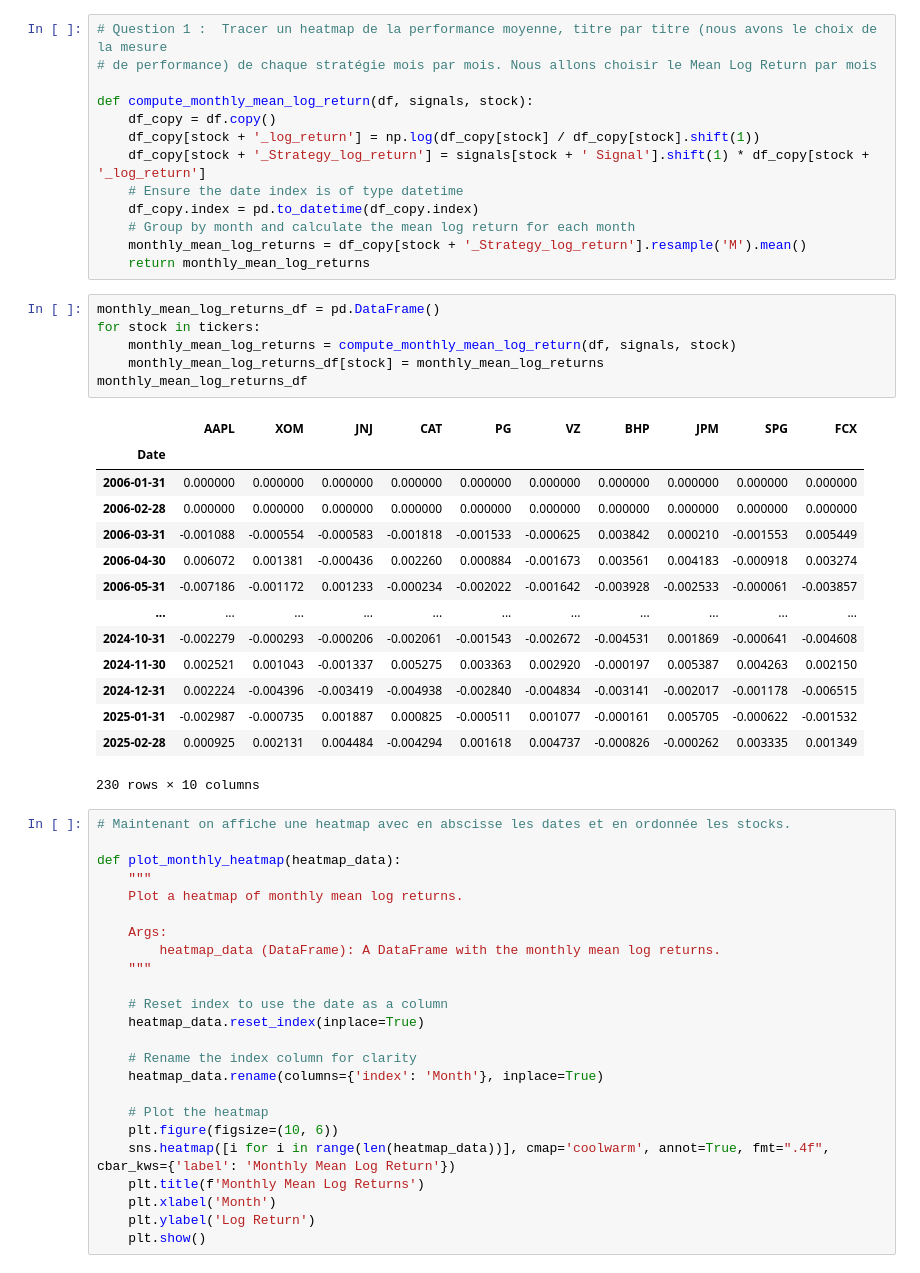
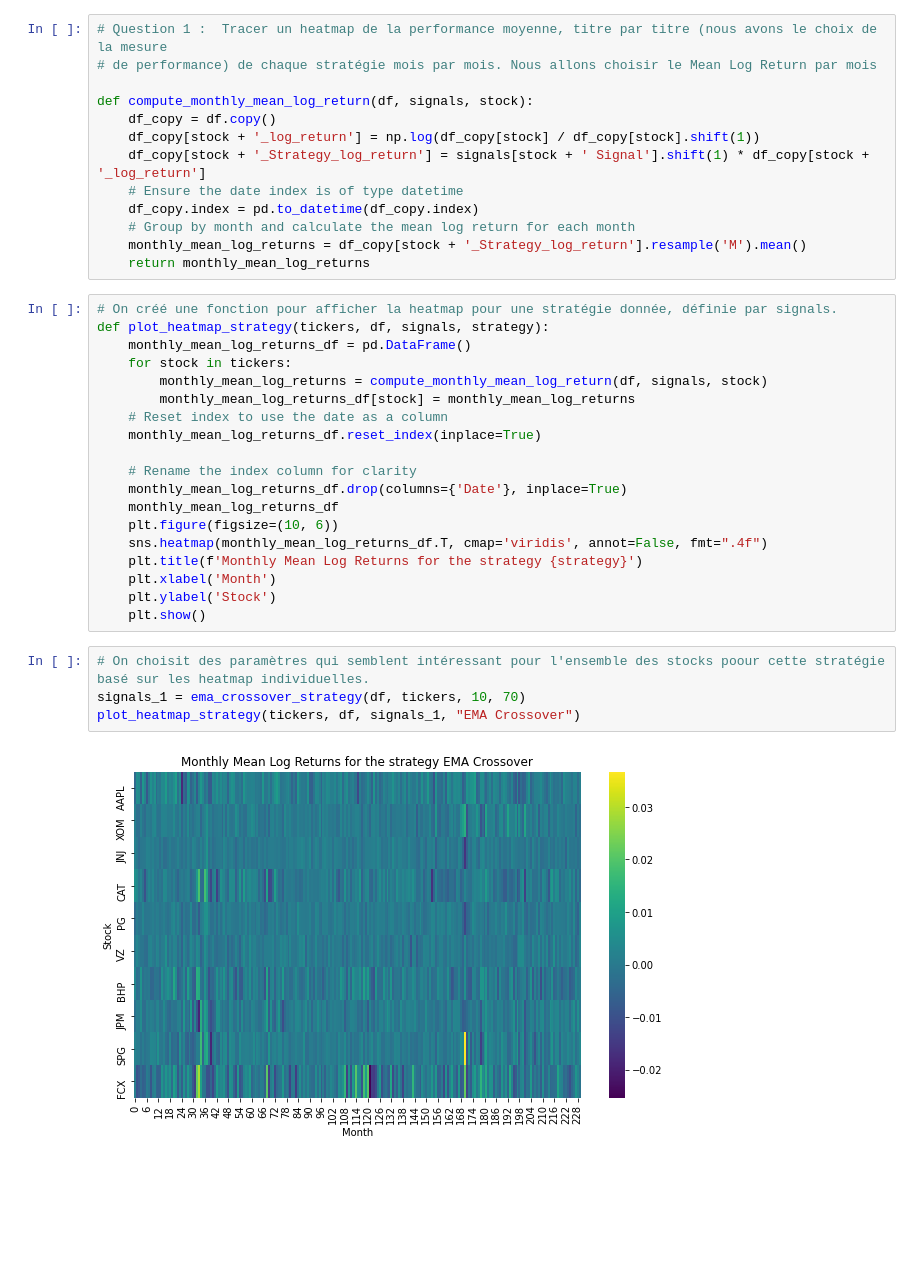
Before and after one commit to ethantrentin/Markets-Physic, a Jupyter notebook: TP2.ipynb, the cells around one changed output. Cells and saved outputs as stored; diff of their text form; blank space fills up the shorter version.

```diff
--- a/TP2.ipynb
+++ b/TP2.ipynb
@@ -633,48 +633,28 @@ def compute_monthly_mean_log_return(df, signals, stock):
     # Group by month and calculate the mean log return for each month
     monthly_mean_log_returns = df_copy[stock + '_Strategy_log_return'].resample('M').mean()
     return monthly_mean_log_returns
-# %%
-monthly_mean_log_returns_df = pd.DataFrame()
-for stock in tickers:
-    monthly_mean_log_returns = compute_monthly_mean_log_return(df, signals, stock)
-    monthly_mean_log_returns_df[stock] = monthly_mean_log_returns
-monthly_mean_log_returns_df
-# %% [output]
-|  | AAPL | XOM | JNJ | CAT | PG | VZ | BHP | JPM | SPG | FCX |
-| Date |  |  |  |  |  |  |  |  |  |  |
-| 2006-01-31 | 0.000000 | 0.000000 | 0.000000 | 0.000000 | 0.000000 | 0.000000 | 0.000000 | 0.000000 | 0.000000 | 0.000000 |
-| 2006-02-28 | 0.000000 | 0.000000 | 0.000000 | 0.000000 | 0.000000 | 0.000000 | 0.000000 | 0.000000 | 0.000000 | 0.000000 |
-| 2006-03-31 | -0.001088 | -0.000554 | -0.000583 | -0.001818 | -0.001533 | -0.000625 | 0.003842 | 0.000210 | -0.001553 | 0.005449 |
-| 2006-04-30 | 0.006072 | 0.001381 | -0.000436 | 0.002260 | 0.000884 | -0.001673 | 0.003561 | 0.004183 | -0.000918 | 0.003274 |
-| 2006-05-31 | -0.007186 | -0.001172 | 0.001233 | -0.000234 | -0.002022 | -0.001642 | -0.003928 | -0.002533 | -0.000061 | -0.003857 |
-| ... | ... | ... | ... | ... | ... | ... | ... | ... | ... | ... |
-| 2024-10-31 | -0.002279 | -0.000293 | -0.000206 | -0.002061 | -0.001543 | -0.002672 | -0.004531 | 0.001869 | -0.000641 | -0.004608 |
-| 2024-11-30 | 0.002521 | 0.001043 | -0.001337 | 0.005275 | 0.003363 | 0.002920 | -0.000197 | 0.005387 | 0.004263 | 0.002150 |
-| 2024-12-31 | 0.002224 | -0.004396 | -0.003419 | -0.004938 | -0.002840 | -0.004834 | -0.003141 | -0.002017 | -0.001178 | -0.006515 |
-| 2025-01-31 | -0.002987 | -0.000735 | 0.001887 | 0.000825 | -0.000511 | 0.001077 | -0.000161 | 0.005705 | -0.000622 | -0.001532 |
-| 2025-02-28 | 0.000925 | 0.002131 | 0.004484 | -0.004294 | 0.001618 | 0.004737 | -0.000826 | -0.000262 | 0.003335 | 0.001349 |
-230 rows × 10 columns
 # %%
-# Maintenant on affiche une heatmap avec en abscisse les dates et en ordonnée les stocks.
-
-def plot_monthly_heatmap(heatmap_data):
-    """
-    Plot a heatmap of monthly mean log returns.
-
-    Args:
-        heatmap_data (DataFrame): A DataFrame with the monthly mean log returns.
-    """
-
+# On créé une fonction pour afficher la heatmap pour une stratégie donnée, définie par signals.
+def plot_heatmap_strategy(tickers, df, signals, strategy):
+    monthly_mean_log_returns_df = pd.DataFrame()
+    for stock in tickers:
+        monthly_mean_log_returns = compute_monthly_mean_log_return(df, signals, stock)
+        monthly_mean_log_returns_df[stock] = monthly_mean_log_returns
     # Reset index to use the date as a column
-    heatmap_data.reset_index(inplace=True)
+    monthly_mean_log_returns_df.reset_index(inplace=True)
 
     # Rename the index column for clarity
-    heatmap_data.rename(columns={'index': 'Month'}, inplace=True)
-
-    # Plot the heatmap
+    monthly_mean_log_returns_df.drop(columns={'Date'}, inplace=True)
+    monthly_mean_log_returns_df
     plt.figure(figsize=(10, 6))
-    sns.heatmap([i for i in range(len(heatmap_data))], cmap='coolwarm', annot=True, fmt=".4f", cbar_kws={'label': 'Monthly Mean Log Return'})
-    plt.title(f'Monthly Mean Log Returns')
+    sns.heatmap(monthly_mean_log_returns_df.T, cmap='viridis', annot=False, fmt=".4f")
+    plt.title(f'Monthly Mean Log Returns for the strategy {strategy}')
     plt.xlabel('Month')
-    plt.ylabel('Log Return')
+    plt.ylabel('Stock')
     plt.show()
+# %%
+# On choisit des paramètres qui semblent intéressant pour l'ensemble des stocks poour cette stratégie basé sur les heatmap individuelles.
+signals_1 = ema_crossover_strategy(df, tickers, 10, 70)
+plot_heatmap_strategy(tickers, df, signals_1, "EMA Crossover")
+# %% [output]
+[figure, added]
```
Also changed, not shown: parts of 4 cells of this notebook.
